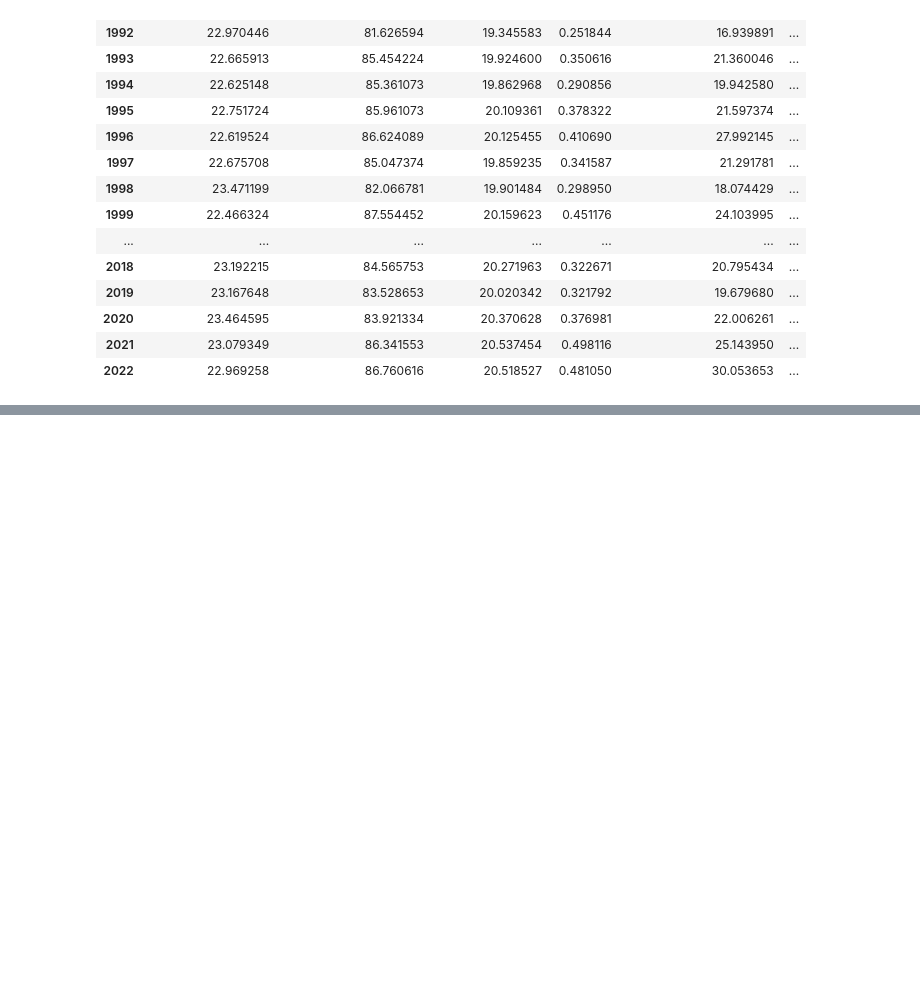
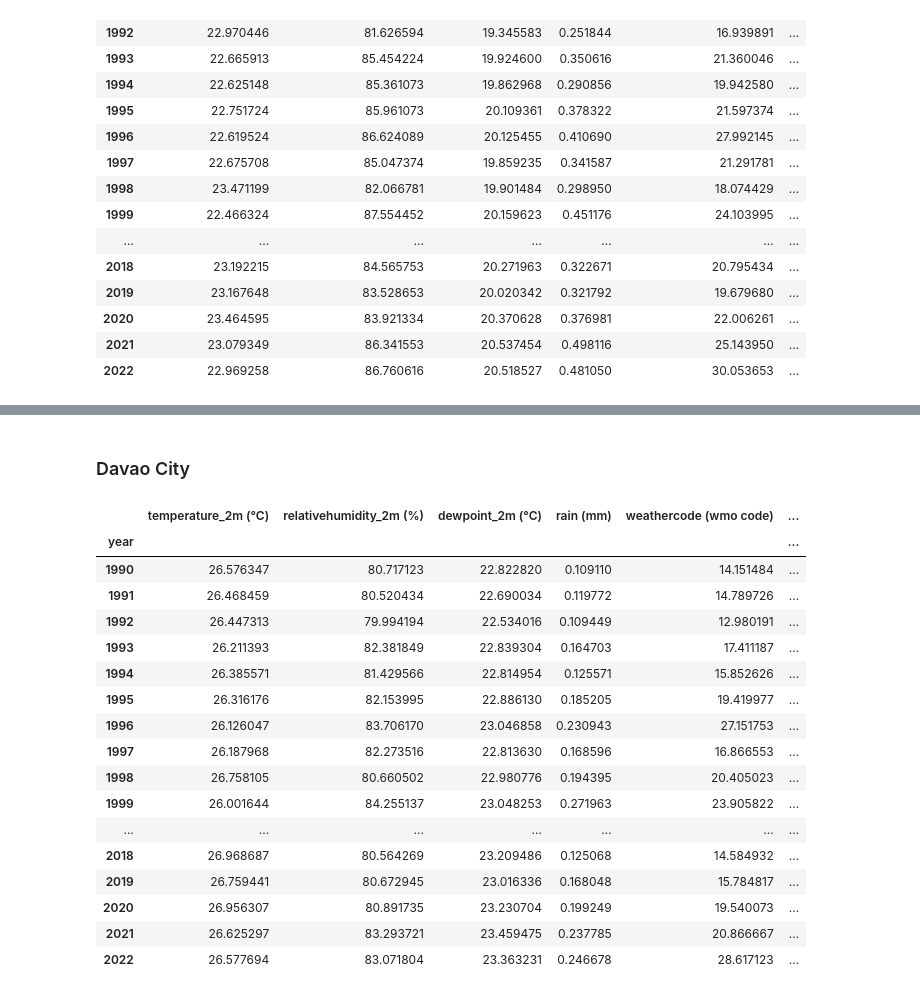
Before and after one commit to darahmanayaga/thesis-2, a Jupyter notebook: historical-data-hourly-to-annual.ipynb, the cells around one changed output, grey strips where cells are left out. Cells and saved outputs as stored; diff of their text form; code cells hidden in the pictures; blank space fills up the shorter version.

```diff
--- a/historical-data-hourly-to-annual.ipynb
+++ b/historical-data-hourly-to-annual.ipynb
@@ -81,0 +196,38 @@ davao_del_norte_annual
+# %% [markdown]
+### Davao City
+# %%
+davao_city = pd.read_csv(r"csv-files/REGION XI - Davao City.csv", header = 2)
+# %%
+davao_city['time'] = pd.to_datetime(davao_city['time'])
+# %%
+davao_city['year'] = davao_city['time'].dt.year
+# %%
+davao_city_annual = davao_city.groupby("year")[['temperature_2m (°C)', 'relativehumidity_2m (%)',
+       'dewpoint_2m (°C)', 'rain (mm)', 'weathercode (wmo code)',
+       'surface_pressure (hPa)', 'cloudcover (%)',
+       'et0_fao_evapotranspiration (mm)', 'vapor_pressure_deficit (kPa)',
+       'windspeed_10m (km/h)', 'winddirection_10m (°)', 'windgusts_10m (km/h)',
+       'soil_temperature_28_to_100cm (°C)',
+       'soil_moisture_28_to_100cm (m³/m³)', 'direct_radiation (W/m²)',
+       'diffuse_radiation (W/m²)']].mean()
+# %%
+davao_city_annual
+# %% [output]
+|  | temperature_2m (°C) | relativehumidity_2m (%) | dewpoint_2m (°C) | rain (mm) | weathercode (wmo code) | ... |
+| year |  |  |  |  |  | ... |
+| 1990 | 26.576347 | 80.717123 | 22.822820 | 0.109110 | 14.151484 | ... |
+| 1991 | 26.468459 | 80.520434 | 22.690034 | 0.119772 | 14.789726 | ... |
+| 1992 | 26.447313 | 79.994194 | 22.534016 | 0.109449 | 12.980191 | ... |
+| 1993 | 26.211393 | 82.381849 | 22.839304 | 0.164703 | 17.411187 | ... |
+| 1994 | 26.385571 | 81.429566 | 22.814954 | 0.125571 | 15.852626 | ... |
+| 1995 | 26.316176 | 82.153995 | 22.886130 | 0.185205 | 19.419977 | ... |
+| 1996 | 26.126047 | 83.706170 | 23.046858 | 0.230943 | 27.151753 | ... |
+| 1997 | 26.187968 | 82.273516 | 22.813630 | 0.168596 | 16.866553 | ... |
+| 1998 | 26.758105 | 80.660502 | 22.980776 | 0.194395 | 20.405023 | ... |
+| 1999 | 26.001644 | 84.255137 | 23.048253 | 0.271963 | 23.905822 | ... |
+| ... | ... | ... | ... | ... | ... | ... |
+| 2018 | 26.968687 | 80.564269 | 23.209486 | 0.125068 | 14.584932 | ... |
+| 2019 | 26.759441 | 80.672945 | 23.016336 | 0.168048 | 15.784817 | ... |
+| 2020 | 26.956307 | 80.891735 | 23.230704 | 0.199249 | 19.540073 | ... |
+| 2021 | 26.625297 | 83.293721 | 23.459475 | 0.237785 | 20.866667 | ... |
+| 2022 | 26.577694 | 83.071804 | 23.363231 | 0.246678 | 28.617123 | ... |
```
Also changed, not shown: parts of 18 cells of this notebook.
